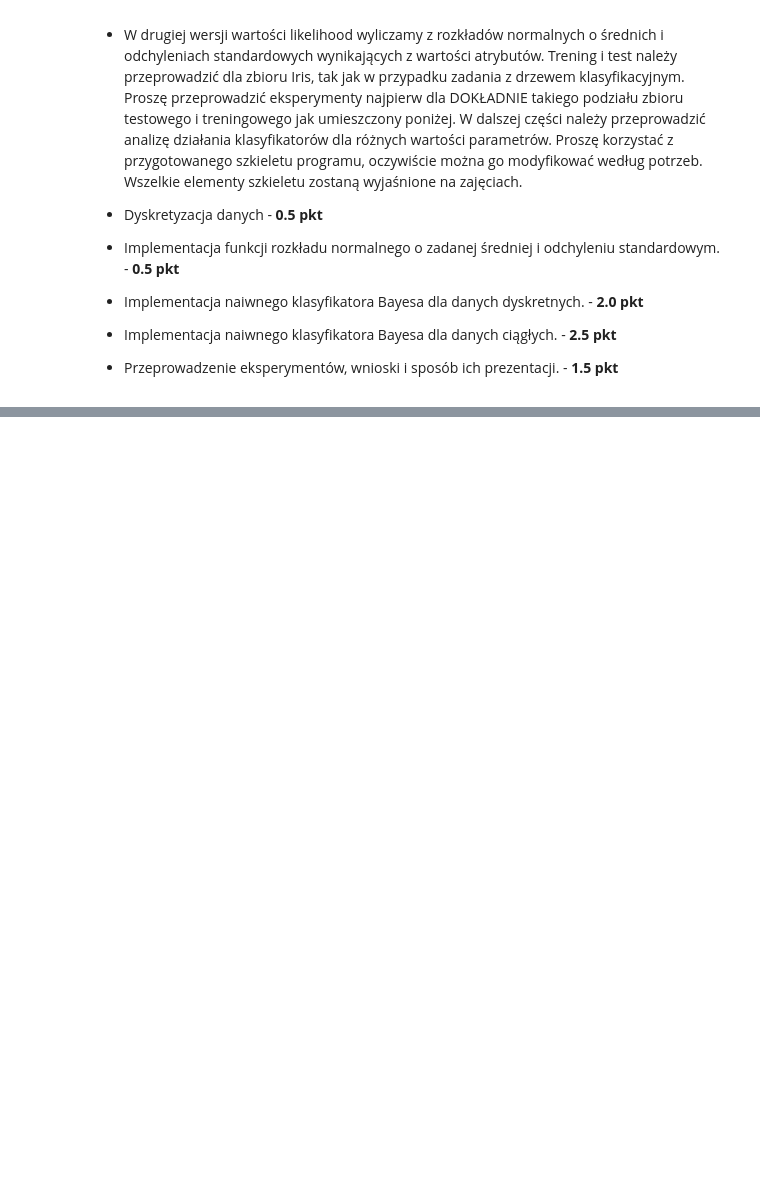
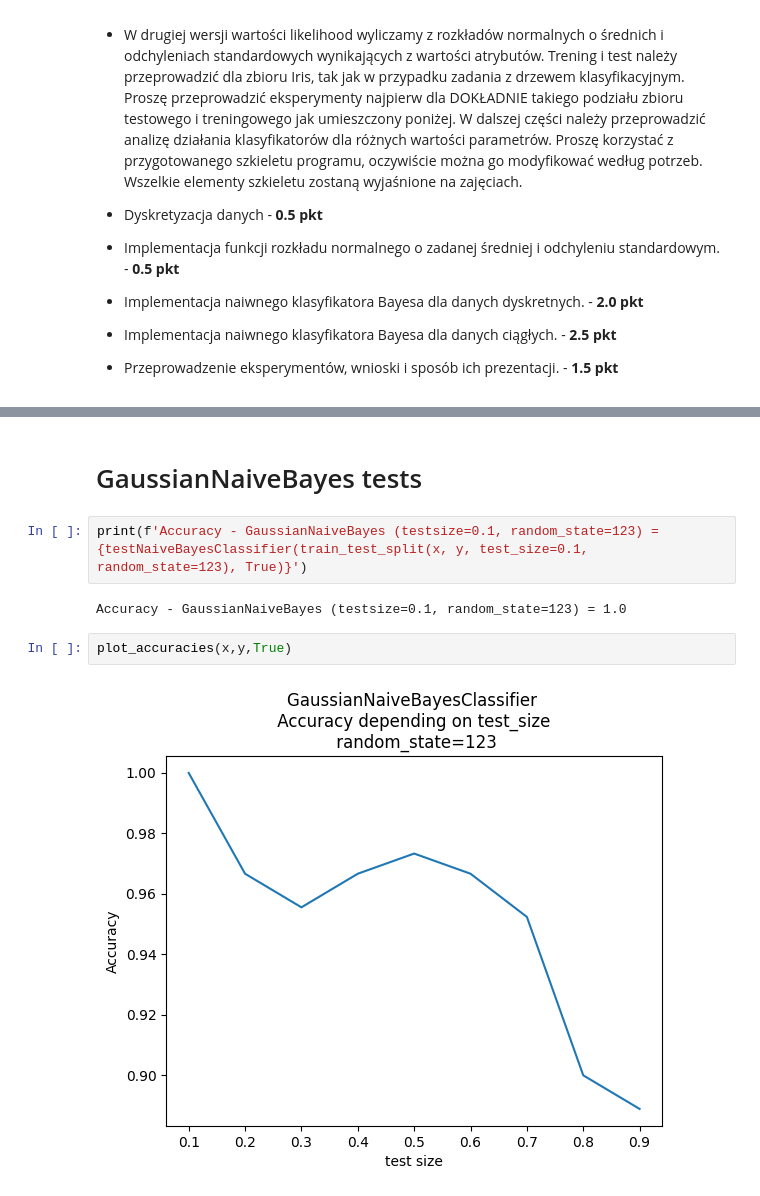
Before and after one commit to gwardasz/wsi-lab, a Jupyter notebook: Zadanie_7.ipynb, the cells around one changed output, grey strips where cells are left out. Drawn from its saved outputs; the diff is of its cells as text; blank space fills up the shorter version.

```diff
--- a/Zadanie_7.ipynb
+++ b/Zadanie_7.ipynb
@@ -195,0 +195,10 @@ Success
+# %% [markdown]
+# GaussianNaiveBayes tests
+# %%
+print(f'Accuracy - GaussianNaiveBayes (testsize=0.1, random_state=123) = {testNaiveBayesClassifier(train_test_split(x, y, test_size=0.1, random_state=123), True)}')
+# %% [output]
+Accuracy - GaussianNaiveBayes (testsize=0.1, random_state=123) = 1.0
+# %%
+plot_accuracies(x,y,True)
+# %% [output]
+[figure, added]
```
Also changed, not shown: parts of 19 cells of this notebook.
